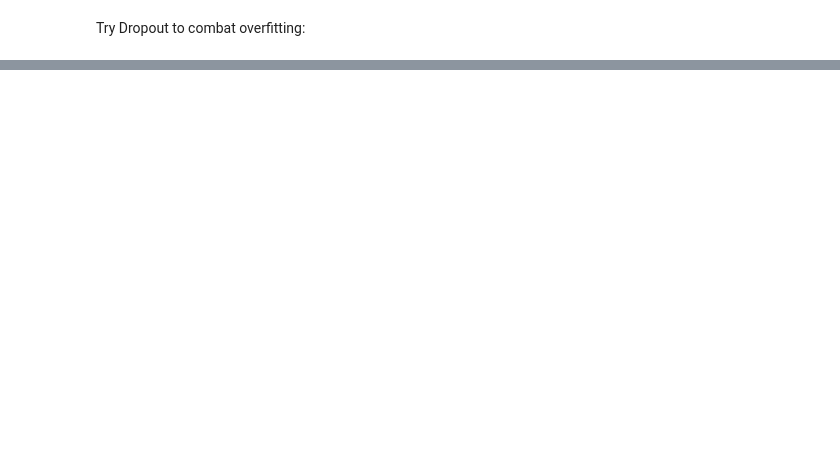
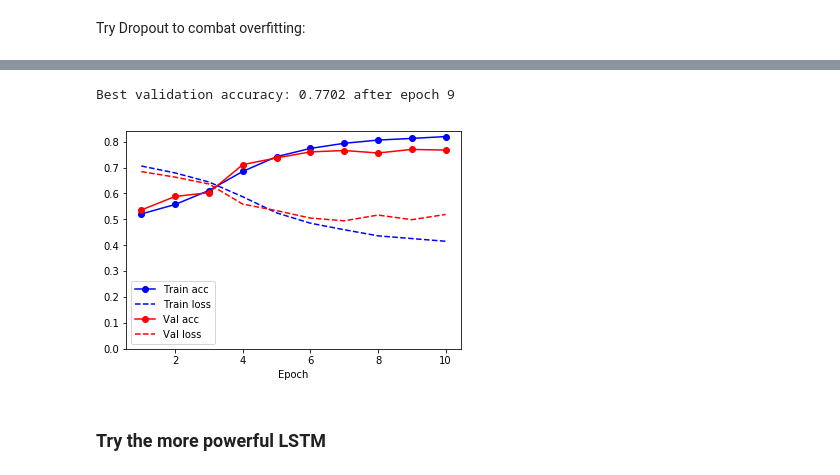
Before and after one commit to ksaaskil/machine-learning-examples, a Jupyter notebook: natural-language-processing/IMDB sentiment classification.ipynb, the cells around one changed output, grey strips where cells are left out. Drawn from its saved outputs; the diff is of its cells as text; code cells hidden in the pictures; blank space fills up the shorter version.

Commit message:
Finish the IMDB sentiment analysis notebook, should re run afresh still with all data.

```diff
--- a/natural-language-processing/IMDB sentiment classification.ipynb
+++ b/natural-language-processing/IMDB sentiment classification.ipynb
@@ -186,0 +208,8 @@ print_history(history)
+# %%
+embedding_dim = 32
+model = Sequential()
+model.add(Embedding(max_words, embedding_dim, input_length=maxlen))
+model.add(SimpleRNN(32, dropout=0.10, recurrent_dropout=0.10))
+model.add(Dense(1, activation='sigmoid'))
+
+model.summary()
@@ -186,0 +230,4 @@ print_history(history)
+# %%
+model.compile(optimizer='rmsprop', loss='binary_crossentropy', metrics=['acc'])
+history = model.fit(x_train, y_train, epochs=10, batch_size=32, validation_data=(x_val, y_val))
+model.save(os.path.join(model_dir, 'imdb-embedding-rnn.h5'))
@@ -186,0 +252,7 @@ print_history(history)
+# %%
+summarize_history(history)
+# %% [output]
+Best validation accuracy: 0.7702 after epoch 9
+[figure, added]
+# %% [markdown]
+### Try the more powerful LSTM
```
Also changed, not shown: parts of 37 cells of this notebook.
